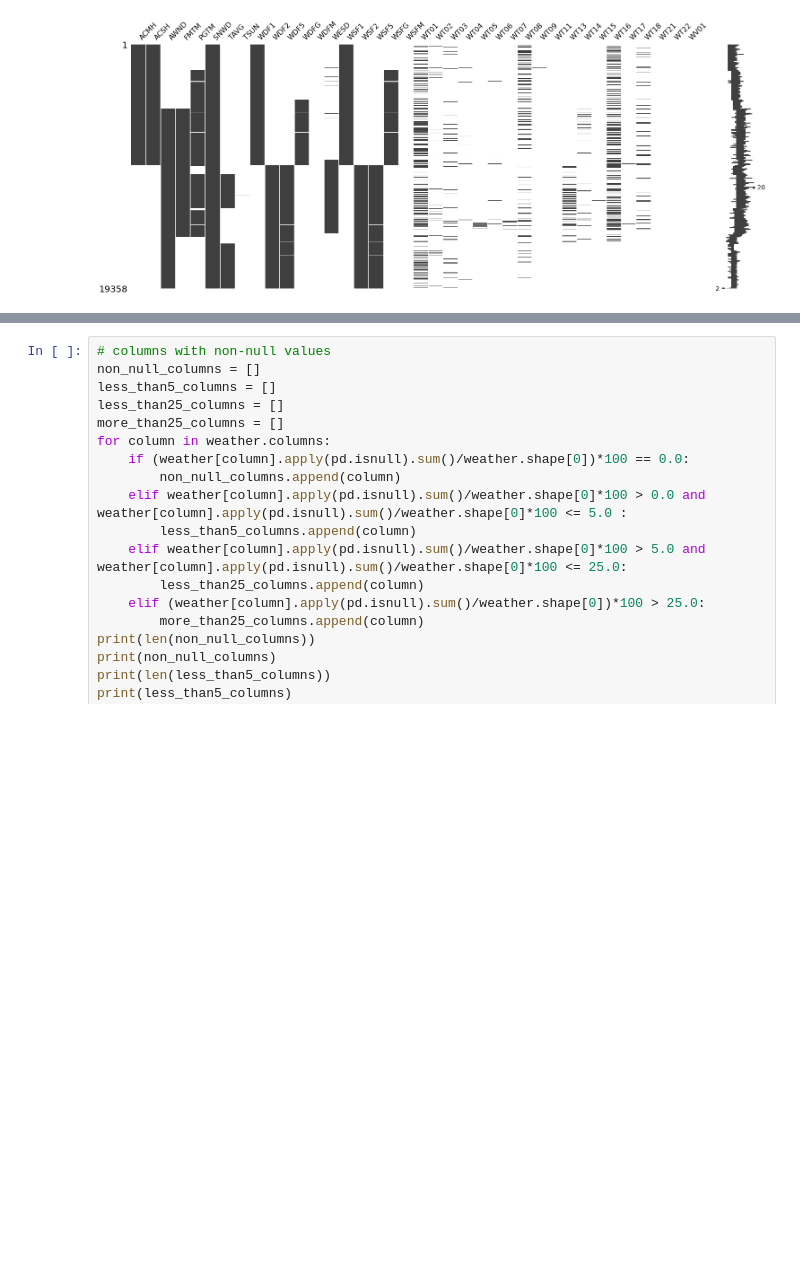
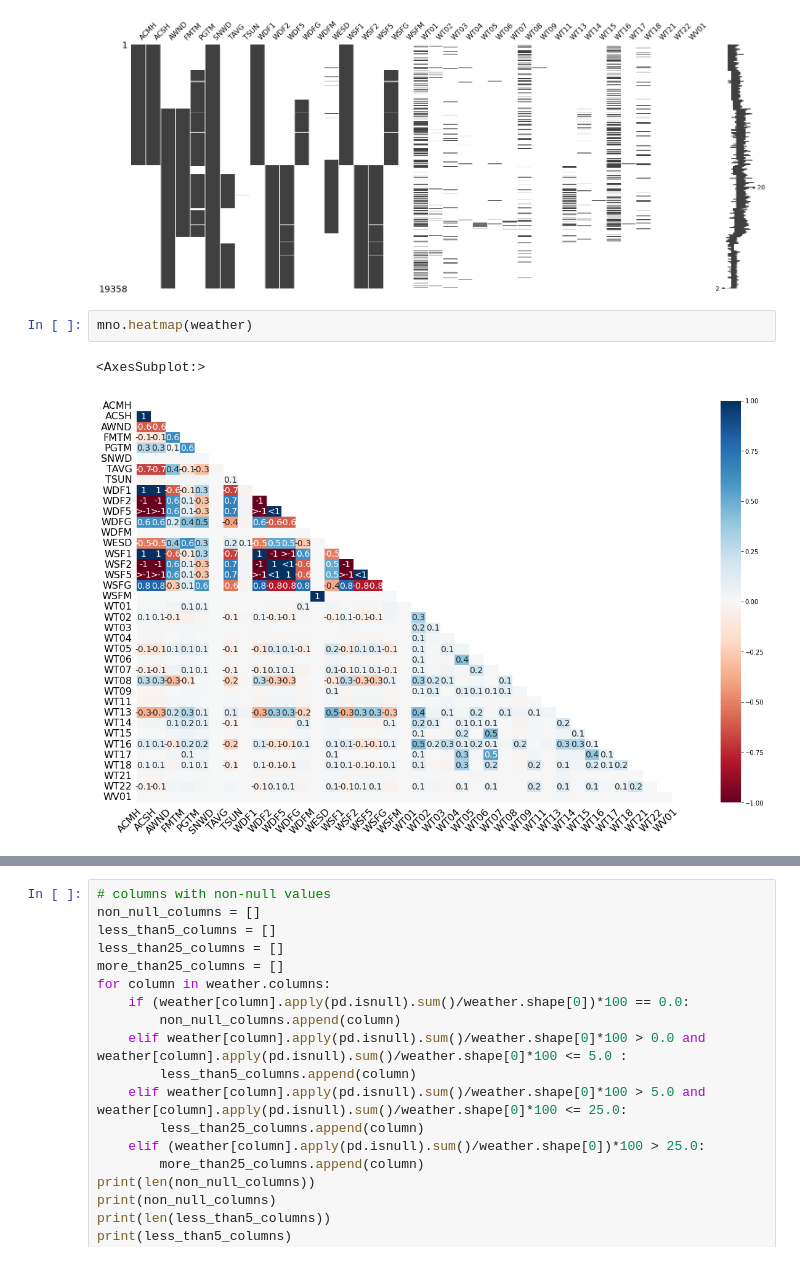
Before and after one commit to TROISTROIS/PREDICTING-THE-WEATHER-USING-MACHINE-LEARNING, a Jupyter notebook: Predicting The Weather Using Machine Learning.ipynb, the cells around one changed output, grey strips where cells are left out. Drawn from its saved outputs; the diff is of its cells as text; blank space fills up the shorter version.

```diff
--- a/Predicting The Weather Using Machine Learning.ipynb
+++ b/Predicting The Weather Using Machine Learning.ipynb
@@ -100,3 +100,8 @@ mno.matrix(weather[null_cols])
 # %% [output]
 <AxesSubplot:>
 [figure]
+# %%
+mno.heatmap(weather)
+# %% [output]
+<AxesSubplot:>
+[figure, added]
```
Also changed, not shown: parts of 1 cell of this notebook.
